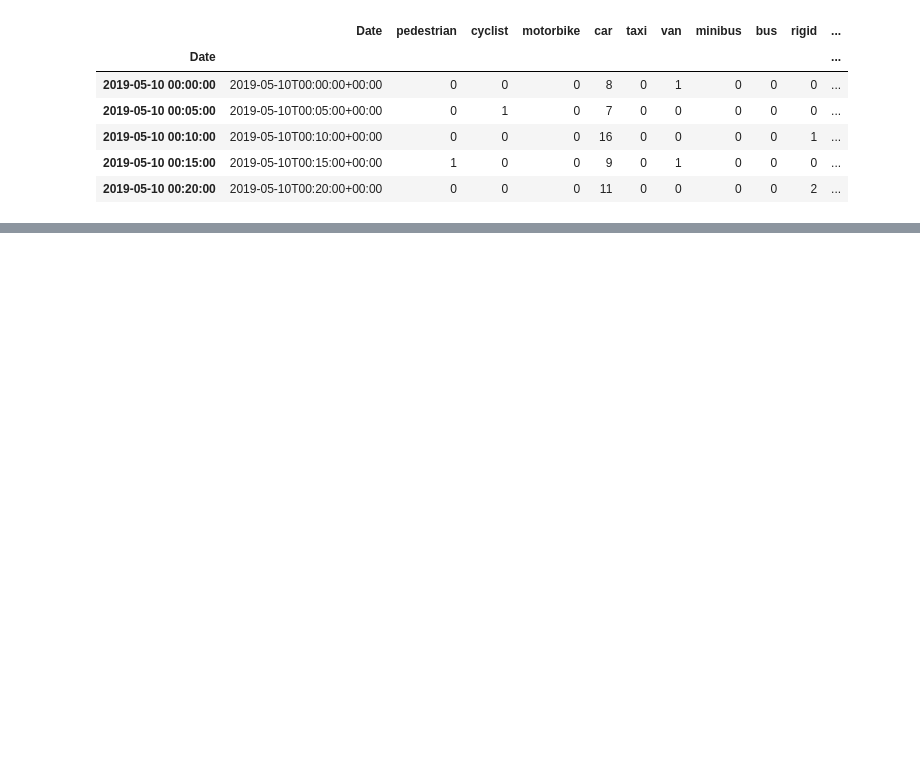
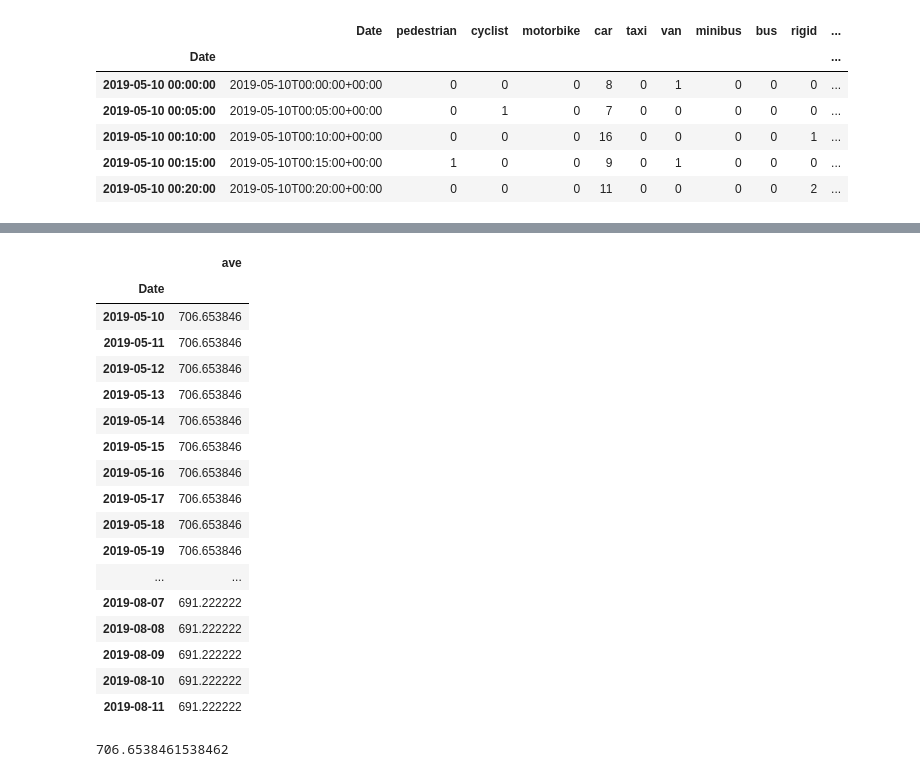
Before and after one commit to SmartCambridge/datafeeds, a Jupyter notebook: vivacity/Untitled.ipynb, the cells around one changed output, grey strips where cells are left out. Drawn from its saved outputs; the diff is of its cells as text; code cells hidden in the pictures; blank space fills up the shorter version.

```diff
--- a/vivacity/Untitled.ipynb
+++ b/vivacity/Untitled.ipynb
@@ -84,0 +81,31 @@ df_zero.between_time('18:00:00', '04:00:00')
+# %%
+df2['ave'] = np.NaN
+# %%
+df2.loc[:'2019-06-30'].ave = df['pedestrian'][:'2019-06-30'].mean()
+df2.loc['2019-07-01':'2019-07-24'].ave = df.pedestrian['2019-07-01':'2019-07-24'].mean()
+df2.loc['2019-07-25':].ave = df.pedestrian['2019-07-25':].mean()
+# %%
+df2
+# %% [output]
+|  | ave |
+| Date |  |
+| 2019-05-10 | 706.653846 |
+| 2019-05-11 | 706.653846 |
+| 2019-05-12 | 706.653846 |
+| 2019-05-13 | 706.653846 |
+| 2019-05-14 | 706.653846 |
+| 2019-05-15 | 706.653846 |
+| 2019-05-16 | 706.653846 |
+| 2019-05-17 | 706.653846 |
+| 2019-05-18 | 706.653846 |
+| 2019-05-19 | 706.653846 |
+| ... | ... |
+| 2019-08-07 | 691.222222 |
+| 2019-08-08 | 691.222222 |
+| 2019-08-09 | 691.222222 |
+| 2019-08-10 | 691.222222 |
+| 2019-08-11 | 691.222222 |
+# %%
+df['pedestrian'][:'2019-06-30'].mean()
+# %% [output]
+706.6538461538462
```
Also changed, not shown: parts of 15 cells of this notebook.
